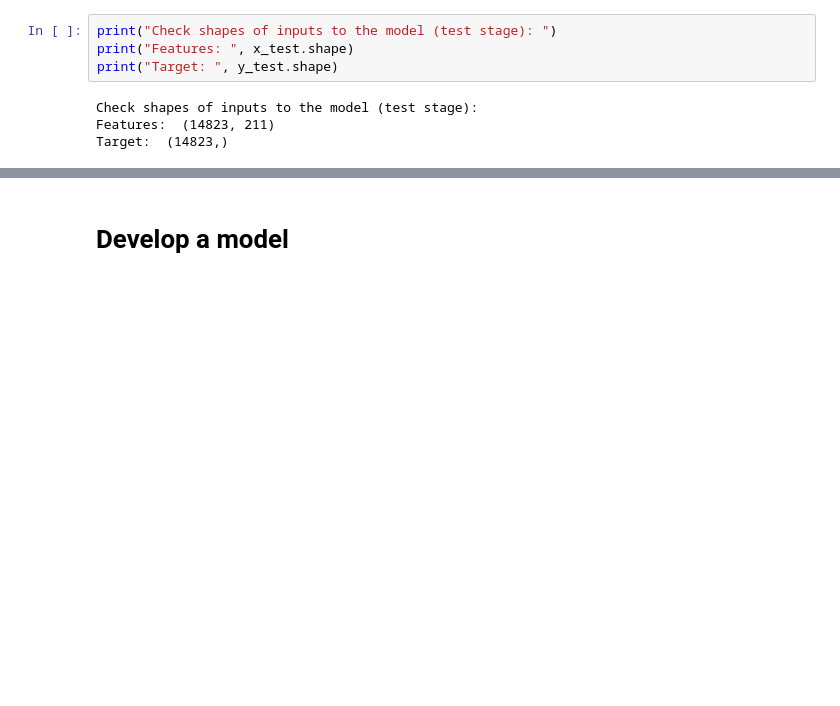
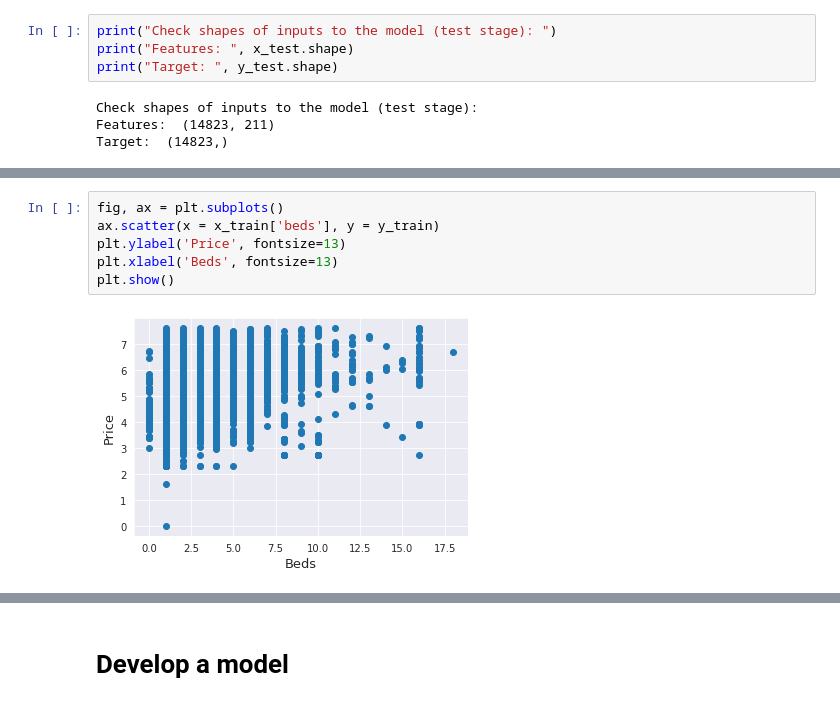
Before and after one commit to DHushchin/airbnb_predictor, a Jupyter notebook: notebooks/EDA.ipynb, the cells around one changed output, grey strips where cells are left out. Cells and saved outputs as stored; diff of their text form; blank space fills up the shorter version.

```diff
--- a/notebooks/EDA.ipynb
+++ b/notebooks/EDA.ipynb
@@ -103,0 +115,8 @@ Target:  (14823,)
+# %%
+fig, ax = plt.subplots()
+ax.scatter(x = x_train['beds'], y = y_train)
+plt.ylabel('Price', fontsize=13)
+plt.xlabel('Beds', fontsize=13)
+plt.show()
+# %% [output]
+[figure, added]
```
Also changed, not shown: parts of 12 cells of this notebook.
